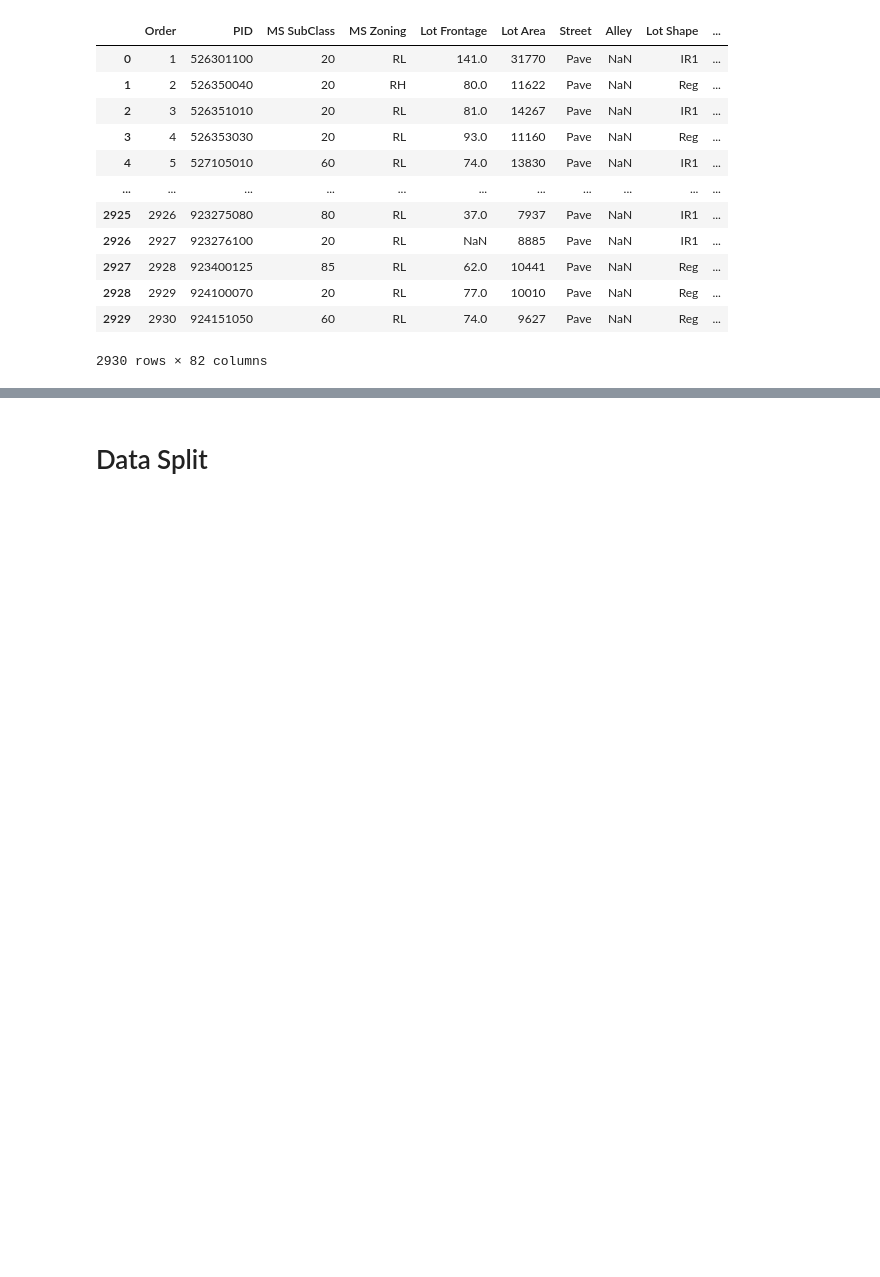
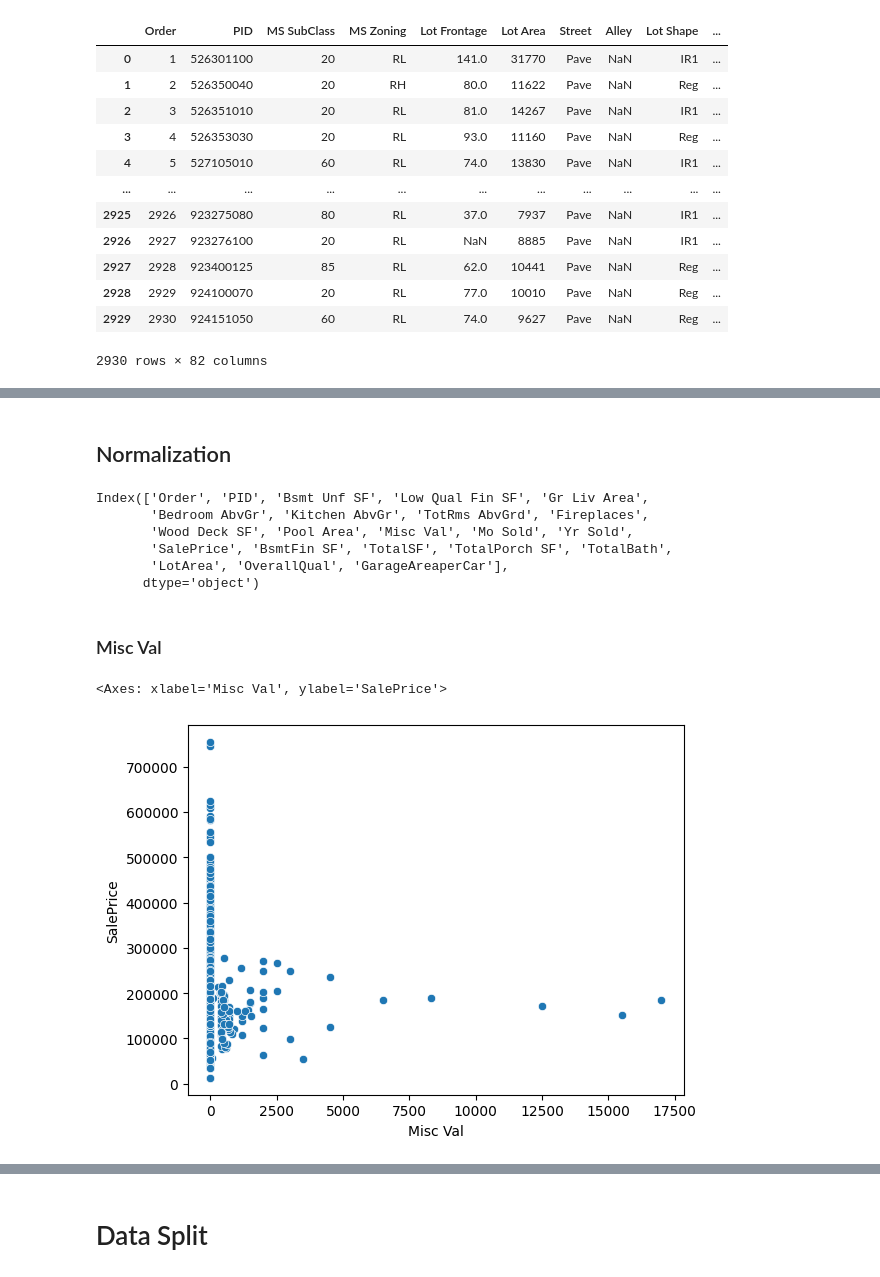
Before and after one commit to Cesaraville/Housing-Price-Predictor, a Jupyter notebook: Ames_Housing.ipynb, the cells around one changed output, grey strips where cells are left out. Cells and saved outputs as stored; diff of their text form; code cells hidden in the pictures; blank space fills up the shorter version.

```diff
--- a/Ames_Housing.ipynb
+++ b/Ames_Housing.ipynb
@@ -454,0 +231,12 @@ df['SalePrice'] = scaler.fit_transform(df[['SalePrice']].to_numpy().reshape(-1,
+# %%
+Numerical['TotalBath'] = Numerical['Full Bath'] + (0.5 * Numerical['Half Bath']) + Numerical['Bsmt Full Bath'] + (0.5 * Numerical['Bsmt Half Bath'])
+Numerical.drop(['Full Bath', 'Half Bath', 'Bsmt Full Bath', 'Bsmt Half Bath'], axis=1, inplace=True)
+# %%
+Numerical['LotArea'] = Numerical['Lot Area'] / Numerical['Lot Frontage']
+Numerical.drop(['Lot Area', 'Lot Frontage'], axis=1, inplace=True)
+# %%
+Numerical['OverallQual'] = Numerical['Overall Qual'] / Numerical['Overall Cond']
+Numerical.drop(['Overall Qual', 'Overall Cond'], axis=1, inplace=True)
+# %%
+Numerical['GarageAreaperCar'] = Numerical['Garage Area'] / Numerical['Garage Cars']
+Numerical.drop(['Garage Area', 'Garage Cars'], axis=1, inplace=True)
@@ -454,0 +267,18 @@ df['SalePrice'] = scaler.fit_transform(df[['SalePrice']].to_numpy().reshape(-1,
+# %% [markdown]
+## Normalization
+# %%
+Numerical.columns
+# %% [output]
+Index(['Order', 'PID', 'Bsmt Unf SF', 'Low Qual Fin SF', 'Gr Liv Area',
+       'Bedroom AbvGr', 'Kitchen AbvGr', 'TotRms AbvGrd', 'Fireplaces',
+       'Wood Deck SF', 'Pool Area', 'Misc Val', 'Mo Sold', 'Yr Sold',
+       'SalePrice', 'BsmtFin SF', 'TotalSF', 'TotalPorch SF', 'TotalBath',
+       'LotArea', 'OverallQual', 'GarageAreaperCar'],
+      dtype='object')
+# %% [markdown]
+### Misc Val
+# %%
+sns.scatterplot(data=Numerical, x='Misc Val', y='SalePrice')
+# %% [output]
+<Axes: xlabel='Misc Val', ylabel='SalePrice'>
+[figure, added]
```
Also changed, not shown: parts of 264 cells of this notebook.
